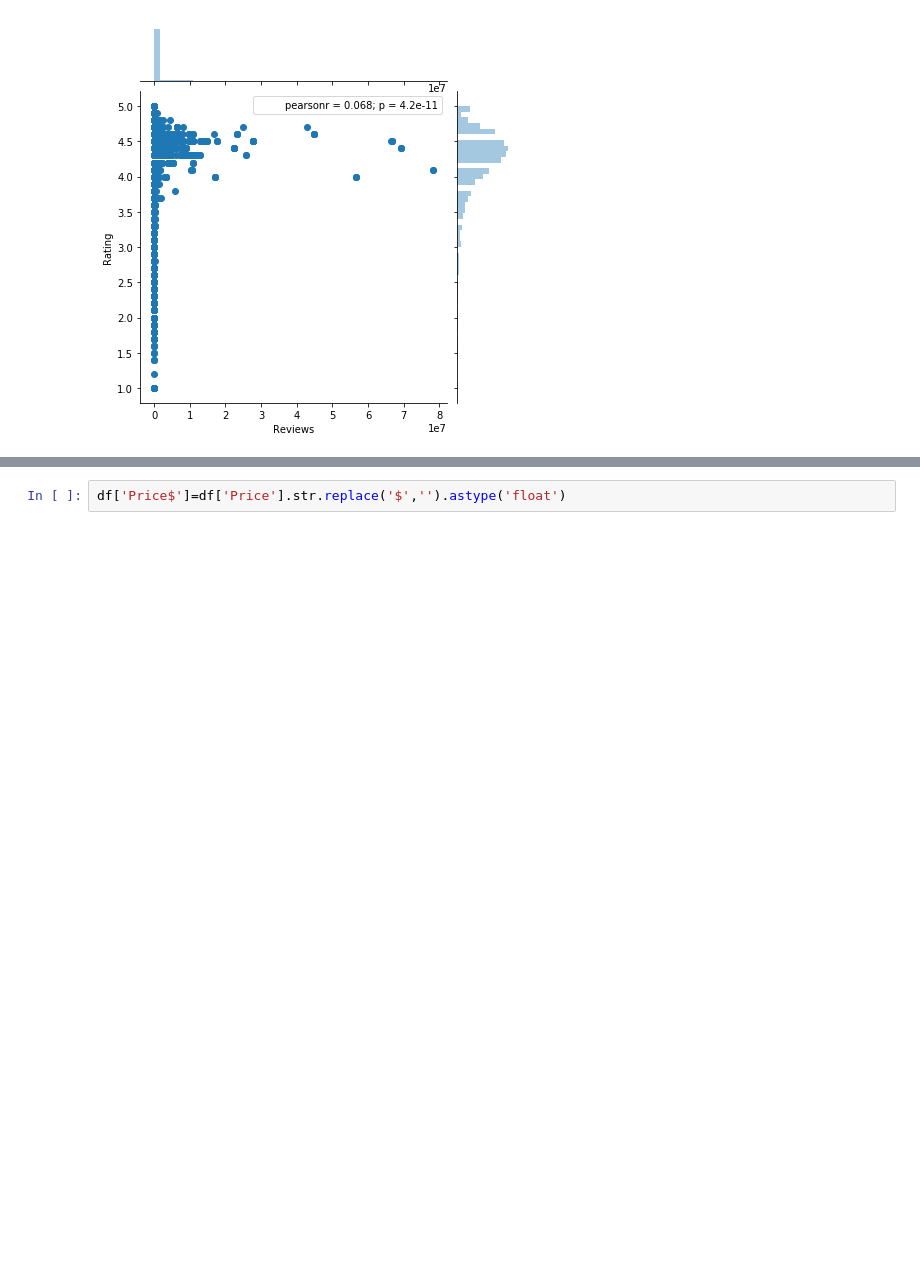
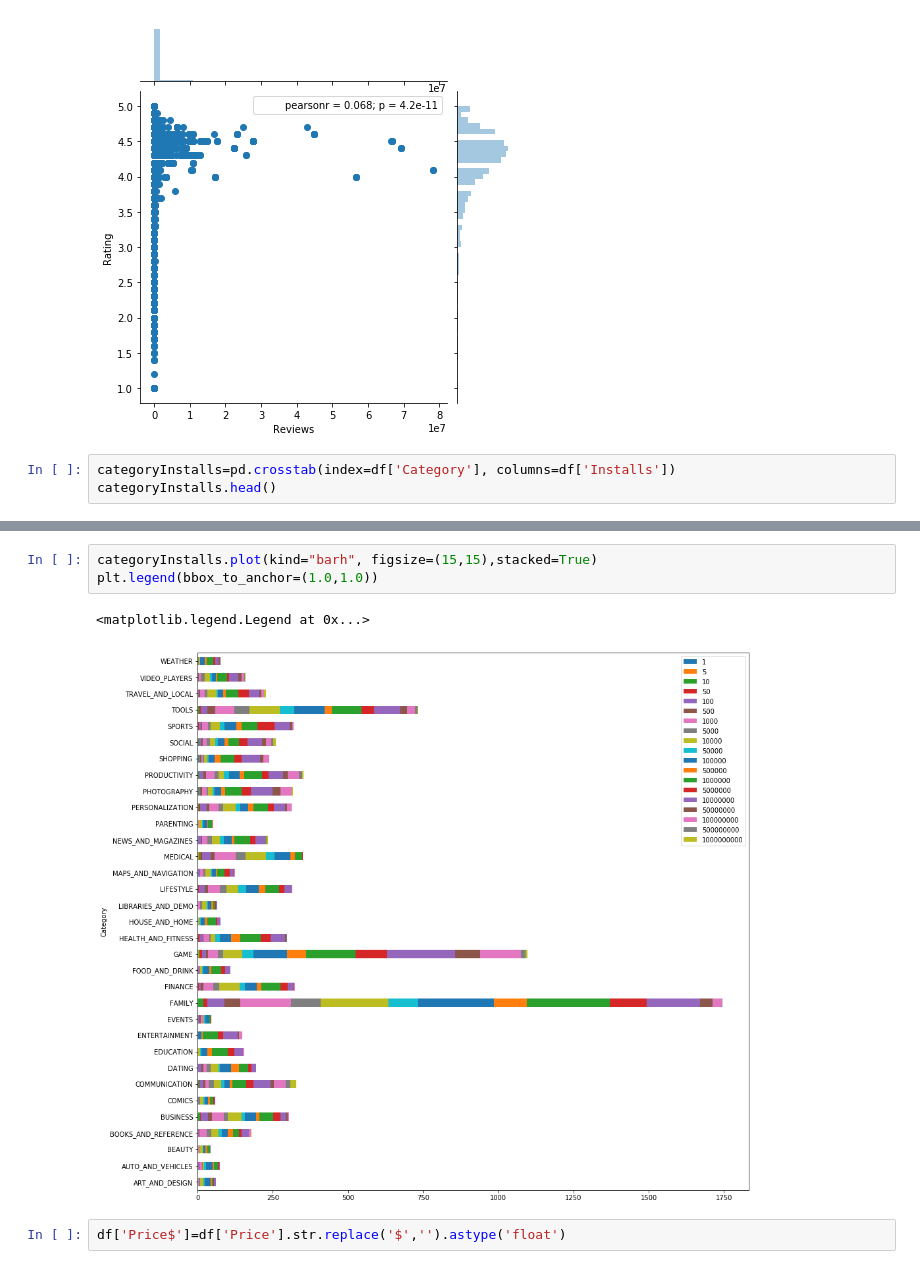
Before and after one commit to sytan6419/Machine-Learning-Project, a Jupyter notebook: Machine Learning Group Assignment.ipynb, the cells around one changed output, grey strips where cells are left out. Saved outputs shown, nothing was run; the diff lists cells and outputs as text; blank space fills up the shorter version.

Commit message:
Derived install over category

```diff
--- a/Machine Learning Group Assignment.ipynb
+++ b/Machine Learning Group Assignment.ipynb
@@ -294,3 +294,6 @@ sns.jointplot('Reviews','Rating',data=df)
 # %% [output]
 <seaborn.axisgrid.JointGrid at 0x...>
 [figure]
+# %%
+categoryInstalls=pd.crosstab(index=df['Category'], columns=df['Installs'])
+categoryInstalls.head()
@@ -297,3 +308,9 @@ sns.jointplot('Reviews','Rating',data=df)
+# %%
+categoryInstalls.plot(kind="barh", figsize=(15,15),stacked=True)
+plt.legend(bbox_to_anchor=(1.0,1.0))
+# %% [output]
+<matplotlib.legend.Legend at 0x...>
+[figure, added]
 # %%
 df['Price$']=df['Price'].str.replace('$','').astype('float')
 # %%
```
Also changed, not shown: parts of 8 cells of this notebook.
